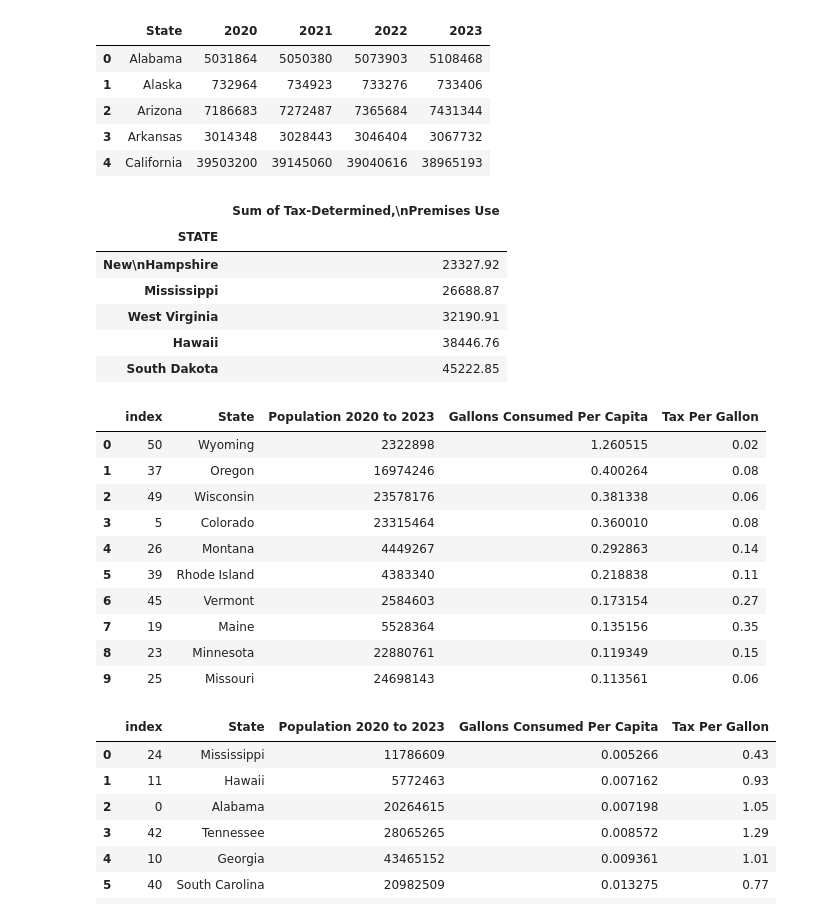
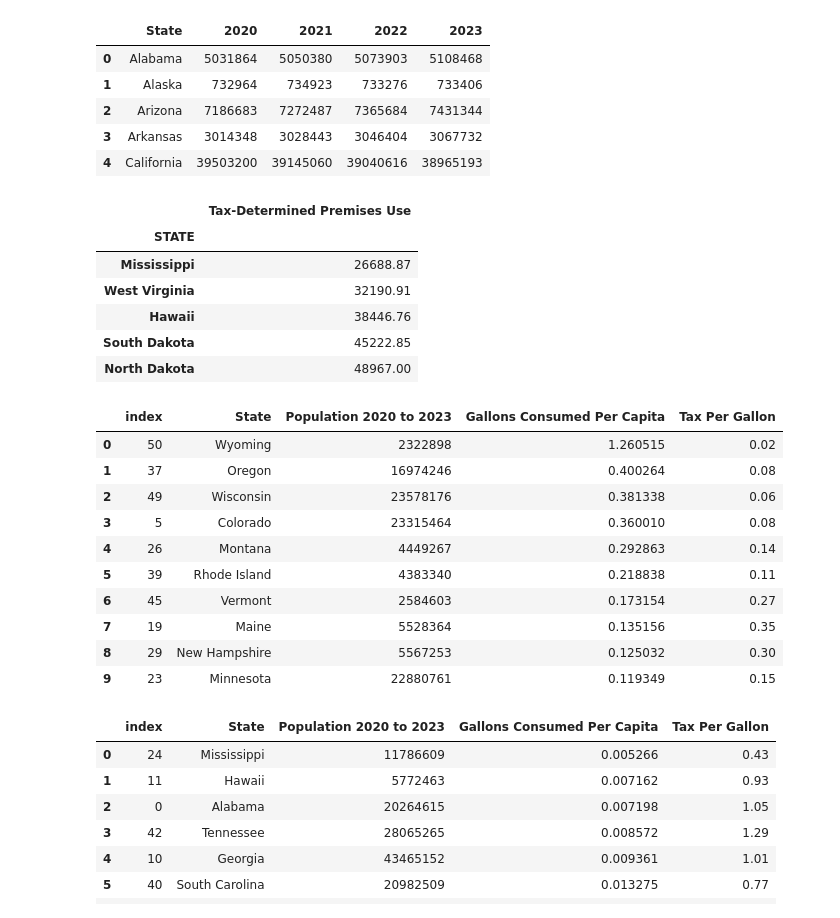
Before and after one commit to scorpionhand/Brewery_Project_One, a Jupyter notebook: Analysis/US_Beer_Analysis.ipynb, the cells around one changed output. Cells and saved outputs as stored; diff of their text form; code cells hidden in the pictures.

```diff
--- a/Analysis/US_Beer_Analysis.ipynb
+++ b/Analysis/US_Beer_Analysis.ipynb
@@ -65,7 +65,7 @@ State_Population_Report_df.head()
 State_Production_Report_file = Path("../Data/TTB_Quarterly_Rpt/State_Beer_Report_2020-2023.csv")
 State_Production_Report_df = pd.read_csv(State_Production_Report_file)
 
-top_ten_states = State_Production_Report_df.groupby(['STATE'])['Sum of Tax-Determined,\nPremises Use'].sum()
+top_ten_states = State_Production_Report_df.groupby(['STATE'])['Tax-Determined Premises Use'].sum()
 State_Production_grouped_df = top_ten_states.reset_index()
 top_ten_states = top_ten_states.sort_values(ascending=False)
 bottom_ten_states = pd.DataFrame(top_ten_states.sort_values(ascending=True))
@@ -73,13 +73,13 @@ top_ten_states = pd.DataFrame(top_ten_states.head(10).reset_index())
 
 bottom_ten_states.head()
 # %% [output]
-|  | Sum of Tax-Determined,\nPremises Use |
+|  | Tax-Determined Premises Use |
 | STATE |  |
-| New\nHampshire | 23327.92 |
 | Mississippi | 26688.87 |
 | West Virginia | 32190.91 |
 | Hawaii | 38446.76 |
 | South Dakota | 45222.85 |
+| North Dakota | 48967.00 |
 # %%
 np.seterr(divide='ignore', invalid='ignore')
 popspan_2020_2023_df = pd.DataFrame({'State':[],'Population 2020 to 2023':[], 'Gallons Consumed Per Capita':[], 'Tax Per Gallon':[]})
@@ -96,36 +96,36 @@ for state in State_Population_Report_df['State']:
     pop_2023 = pop_2023.sum()
 
     tax_per_gallon = Excise_Tax_file_df.loc[(Excise_Tax_file_df['Jurisdiction'] == state)]['Excise Tax Per Gallon']
     tax_per_gallon = tax_per_gallon.sum()
 
-    tax_sum = State_Production_grouped_df.loc[(State_Production_grouped_df['STATE'] == state)]['Sum of Tax-Determined,\nPremises Use']
+    tax_sum = State_Production_grouped_df.loc[(State_Production_grouped_df['STATE'] == state)]['Tax-Determined Premises Use']
     tax_sum = tax_sum.sum()
     consume_capita = tax_sum / tax_per_gallon
     consume_capita = consume_capita / (pop_2020 + pop_2021 + pop_2022 + pop_2023)
 
 
     popspan_2020_2023_df.loc[len(popspan_2020_2023_df)] = {'State':state,
                                                            'Population 2020 to 2023':pop_2020 + pop_2021 + pop_2022 + pop_2023,
                                                            'Gallons Consumed Per Capita':consume_capita,
                                                            'Tax Per Gallon':tax_per_gallon}
 
 
 # top_ten_states = top_ten_states.sort_values(ascending=False)
 popspan_2020_2023_df = popspan_2020_2023_df.sort_values(by=['Gallons Consumed Per Capita'], ascending=False)
 popspan_top_ten_2020_2023_df = pd.DataFrame(popspan_2020_2023_df.head(10).reset_index())
 popspan_top_ten_2020_2023_df
 # %% [output]
 |  | index | State | Population 2020 to 2023 | Gallons Consumed Per Capita | Tax Per Gallon |
 | 0 | 50 | Wyoming | 2322898 | 1.260515 | 0.02 |
 | 1 | 37 | Oregon | 16974246 | 0.400264 | 0.08 |
 | 2 | 49 | Wisconsin | 23578176 | 0.381338 | 0.06 |
 | 3 | 5 | Colorado | 23315464 | 0.360010 | 0.08 |
 | 4 | 26 | Montana | 4449267 | 0.292863 | 0.14 |
 | 5 | 39 | Rhode Island | 4383340 | 0.218838 | 0.11 |
 | 6 | 45 | Vermont | 2584603 | 0.173154 | 0.27 |
 | 7 | 19 | Maine | 5528364 | 0.135156 | 0.35 |
-| 8 | 23 | Minnesota | 22880761 | 0.119349 | 0.15 |
-| 9 | 25 | Missouri | 24698143 | 0.113561 | 0.06 |
+| 8 | 29 | New Hampshire | 5567253 | 0.125032 | 0.30 |
+| 9 | 23 | Minnesota | 22880761 | 0.119349 | 0.15 |
 # %%
 # bottom_ten_states = top_ten_states.sort_values(ascending=False)
 popspan_2020_2023_df = popspan_2020_2023_df.sort_values(by=['Gallons Consumed Per Capita'], ascending=True)
```
Also changed, not shown: parts of 16 cells of this notebook, 11 other files.
